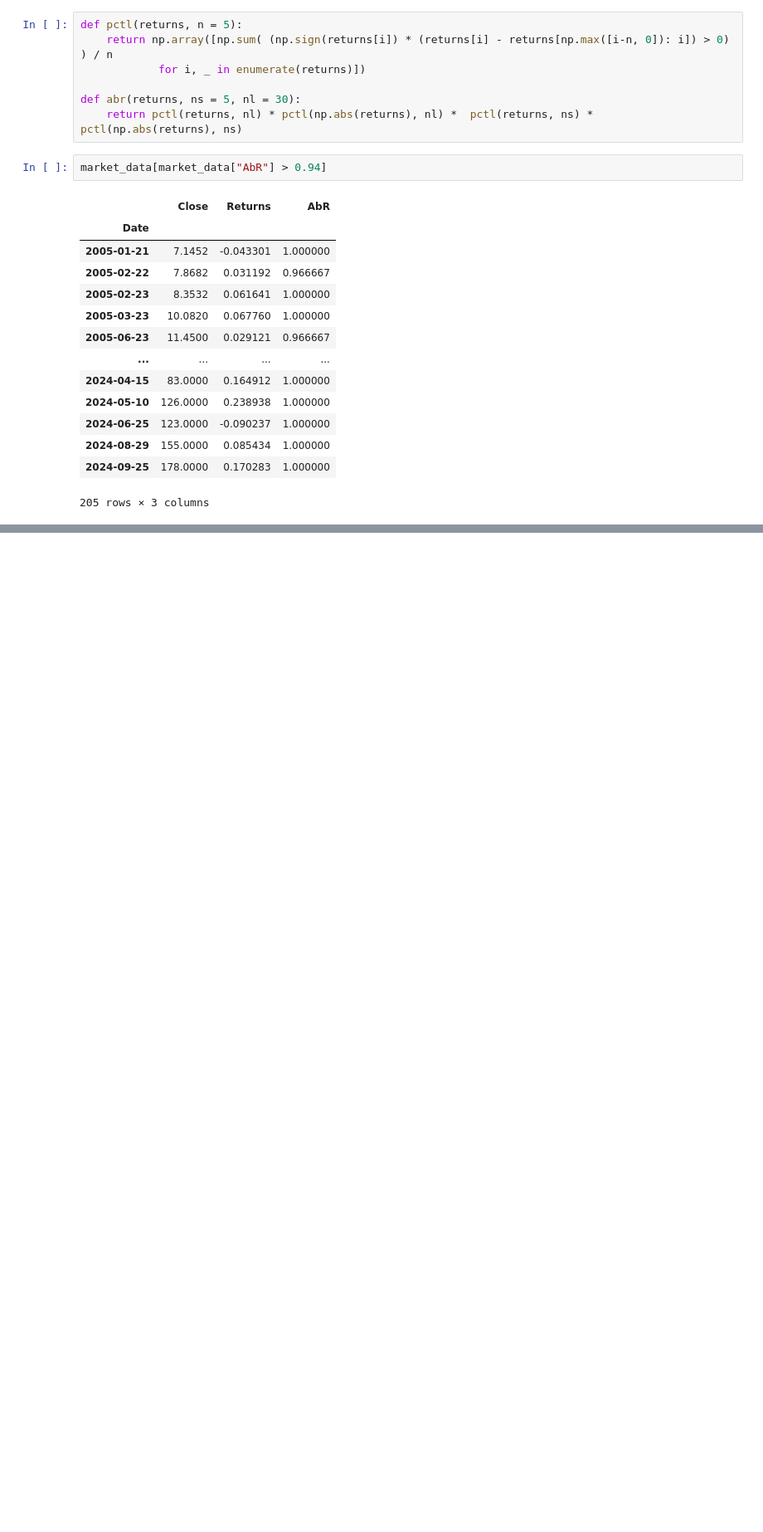
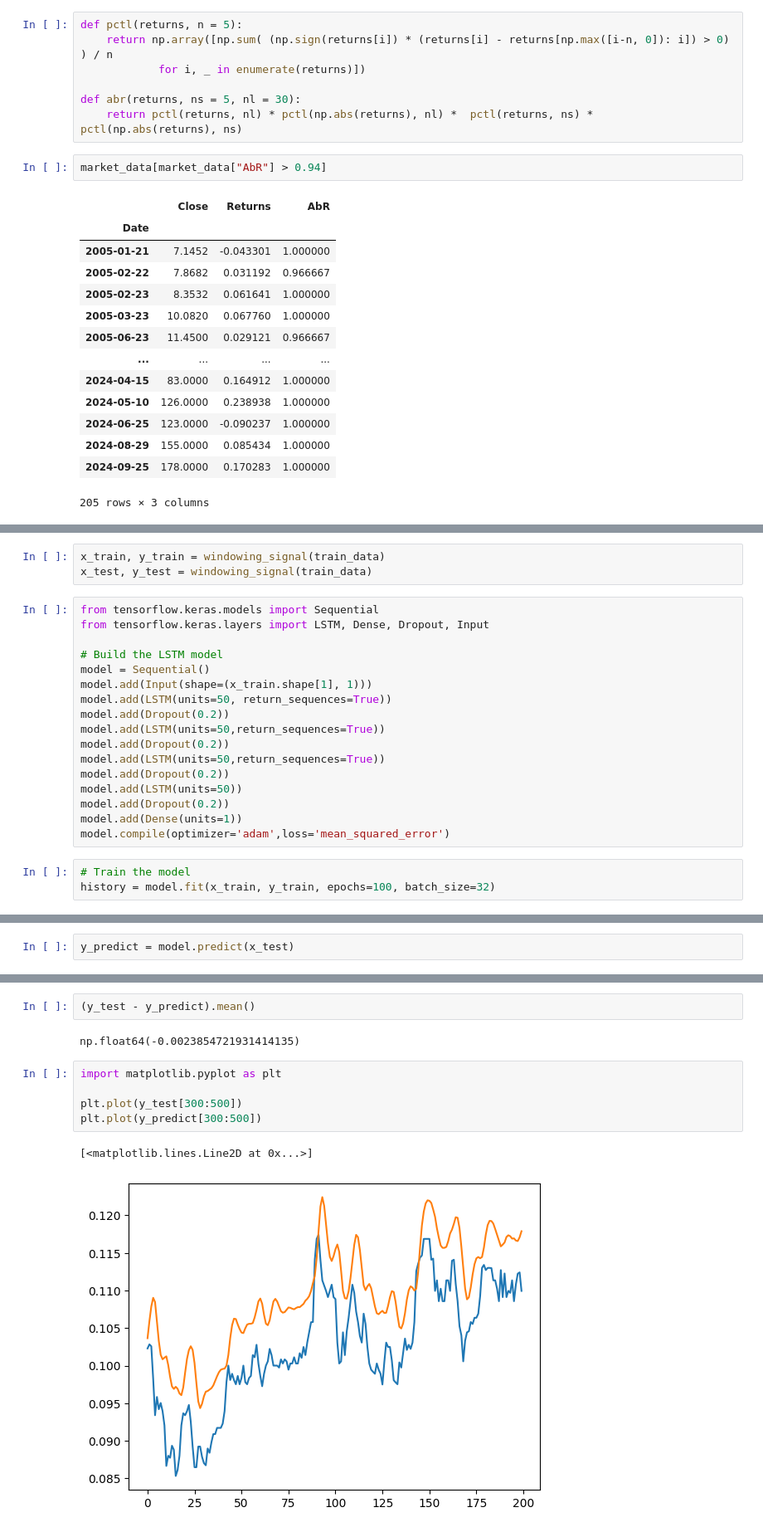
Before and after one commit to antonibezdzietny/FinancialReportsImpact, a Jupyter notebook: analysis/eventDetectionStockMarket.ipynb, the cells around one changed output, grey strips where cells are left out. Shown: that part at 83% size. Cells and saved outputs as stored; diff of their text form; blank space fills up the shorter version.

Commit message:
Added LSTM

```diff
--- a/analysis/eventDetectionStockMarket.ipynb
+++ b/analysis/eventDetectionStockMarket.ipynb
@@ -84,0 +121,23 @@ market_data[market_data["AbR"] > 0.94]
+# %%
+x_train, y_train = windowing_signal(train_data)
+x_test, y_test = windowing_signal(train_data)
+# %%
+from tensorflow.keras.models import Sequential
+from tensorflow.keras.layers import LSTM, Dense, Dropout, Input
+
+# Build the LSTM model
+model = Sequential()
+model.add(Input(shape=(x_train.shape[1], 1)))
+model.add(LSTM(units=50, return_sequences=True))
+model.add(Dropout(0.2))
+model.add(LSTM(units=50,return_sequences=True))
+model.add(Dropout(0.2))
+model.add(LSTM(units=50,return_sequences=True))
+model.add(Dropout(0.2))
+model.add(LSTM(units=50))
+model.add(Dropout(0.2))
+model.add(Dense(units=1))
+model.compile(optimizer='adam',loss='mean_squared_error')
+# %%
+# Train the model
+history = model.fit(x_train, y_train, epochs=100, batch_size=32)
@@ -84,0 +170,2 @@ market_data[market_data["AbR"] > 0.94]
+# %%
+y_predict = model.predict(x_test)
@@ -84,0 +174,12 @@ market_data[market_data["AbR"] > 0.94]
+# %%
+(y_test - y_predict).mean()
+# %% [output]
+np.float64(-0.0023854721931414135)
+# %%
+import matplotlib.pyplot as plt
+
+plt.plot(y_test[300:500])
+plt.plot(y_predict[300:500])
+# %% [output]
+[<matplotlib.lines.Line2D at 0x...>]
+[figure, added]
```
Also changed, not shown: parts of 8 cells of this notebook, 1 other file.
